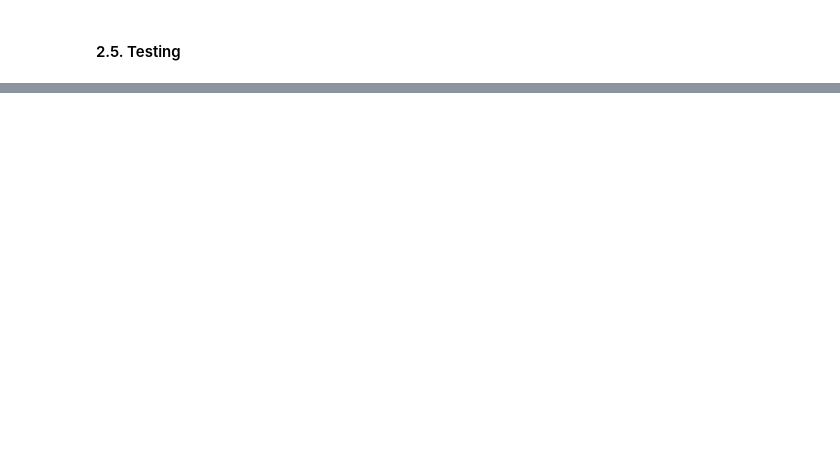
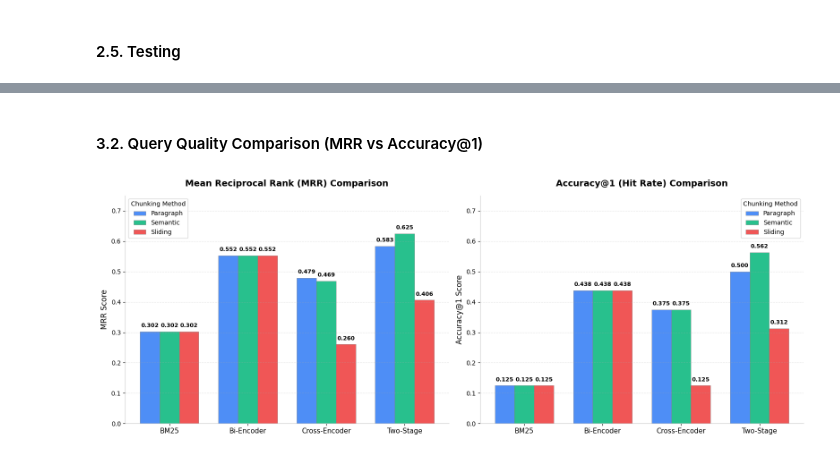
Before and after one commit to thanhnhat31/finalproject.mlops.group9.msa29hcm, a Jupyter notebook: nlp/MSA29HCM_NLP_Final_Project_Vector_Space_Model_Group_3.ipynb, the cells around one changed output, grey strips where cells are left out. Cells and saved outputs as stored; diff of their text form; code cells hidden in the pictures; blank space fills up the shorter version.

```diff
--- a/nlp/MSA29HCM_NLP_Final_Project_Vector_Space_Model_Group_3.ipynb
+++ b/nlp/MSA29HCM_NLP_Final_Project_Vector_Space_Model_Group_3.ipynb
@@ -615,0 +612,6 @@ print(f"3. Category breakdown saved to: {category_file}")
+# %% [markdown]
+#### 3.2. Query Quality Comparison (MRR vs Accuracy@1)
+# %%
+plot_overall_quality(df_overall, show=True)
+# %% [output]
+[figure, added]
```
Also changed, not shown: parts of 25 cells of this notebook, 23 other files.
